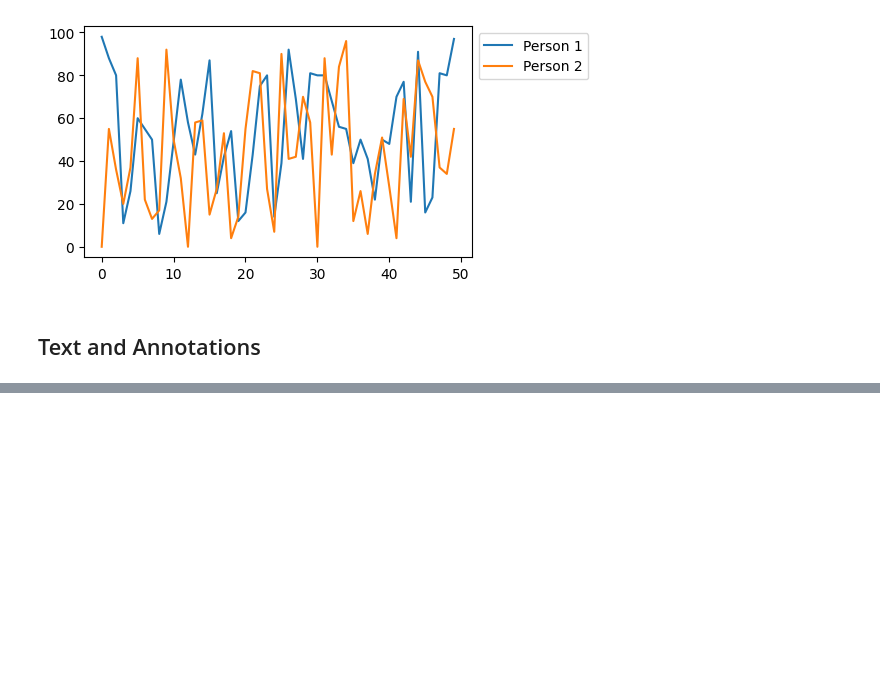
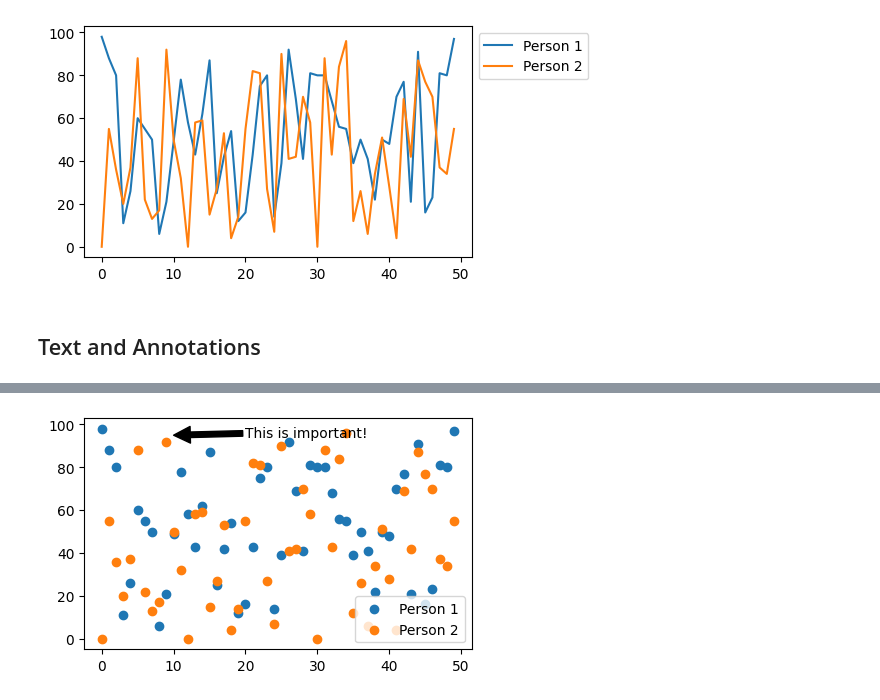
Before and after one commit to yuying-fan/visualization, a Jupyter notebook: 02_activities/assignments/participation/participation_assignment1_Class2&3.ipynb, the cells around one changed output, grey strips where cells are left out. Cells and saved outputs as stored; diff of their text form; code cells hidden in the pictures; blank space fills up the shorter version.

```diff
--- a/02_activities/assignments/participation/participation_assignment1_Class2&3.ipynb
+++ b/02_activities/assignments/participation/participation_assignment1_Class2&3.ipynb
@@ -60,0 +97,11 @@ fig.show()
+# %%
+#Annotating with arrows:
+fig, ax = plt.subplots(figsize=(5, 3))
+ax.scatter(x,y1, label = "Person 1")
+ax.scatter(x,y2, label = "Person 2")
+ax.legend(loc='lower right')
+ax.annotate('This is important!', xy=(10, 95), xytext=(20, 94),
+	arrowprops=dict(facecolor='black'))
+fig.show()
+# %% [output]
+[figure, added]
```
Also changed, not shown: parts of 13 cells of this notebook.
